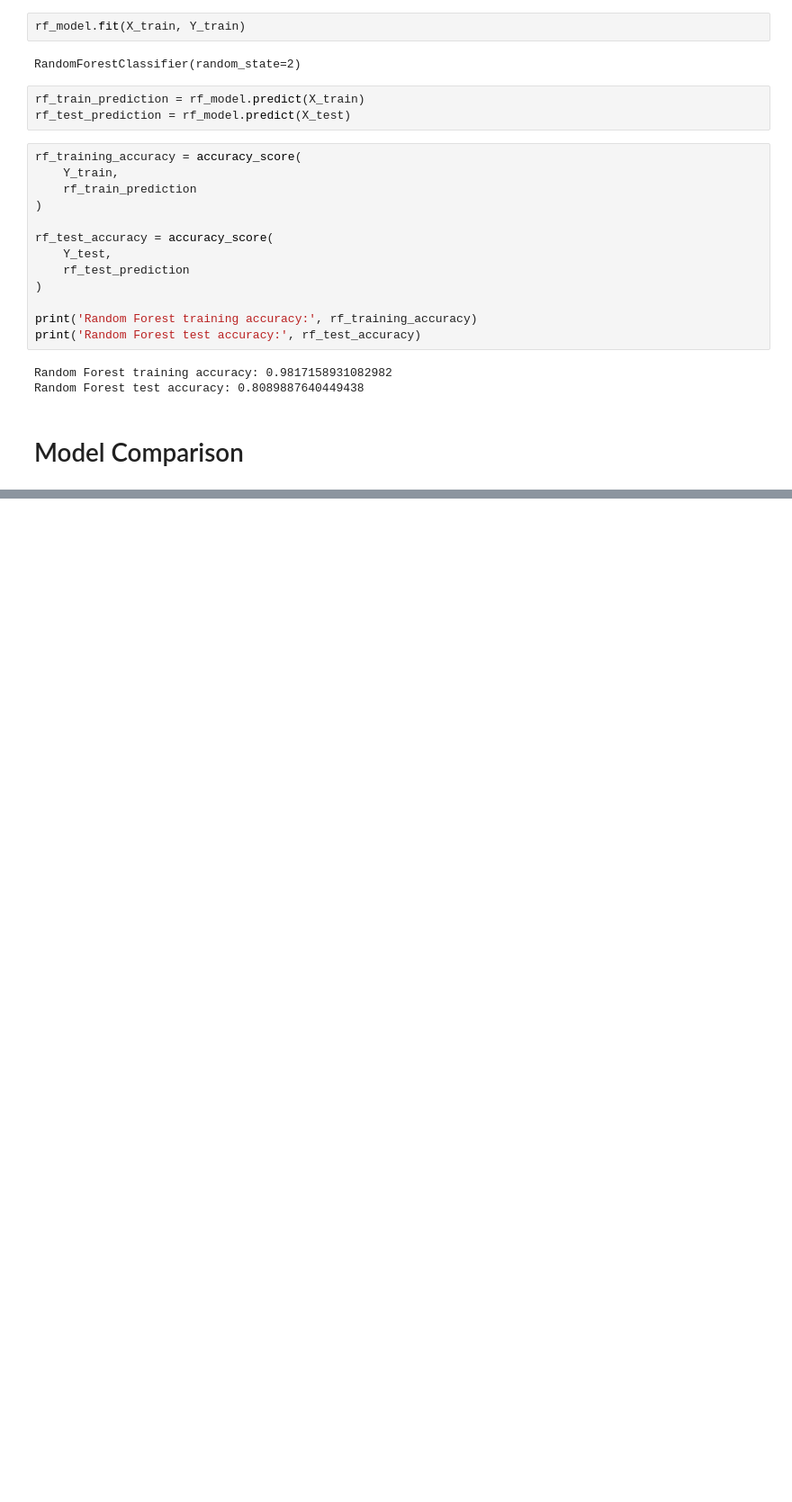
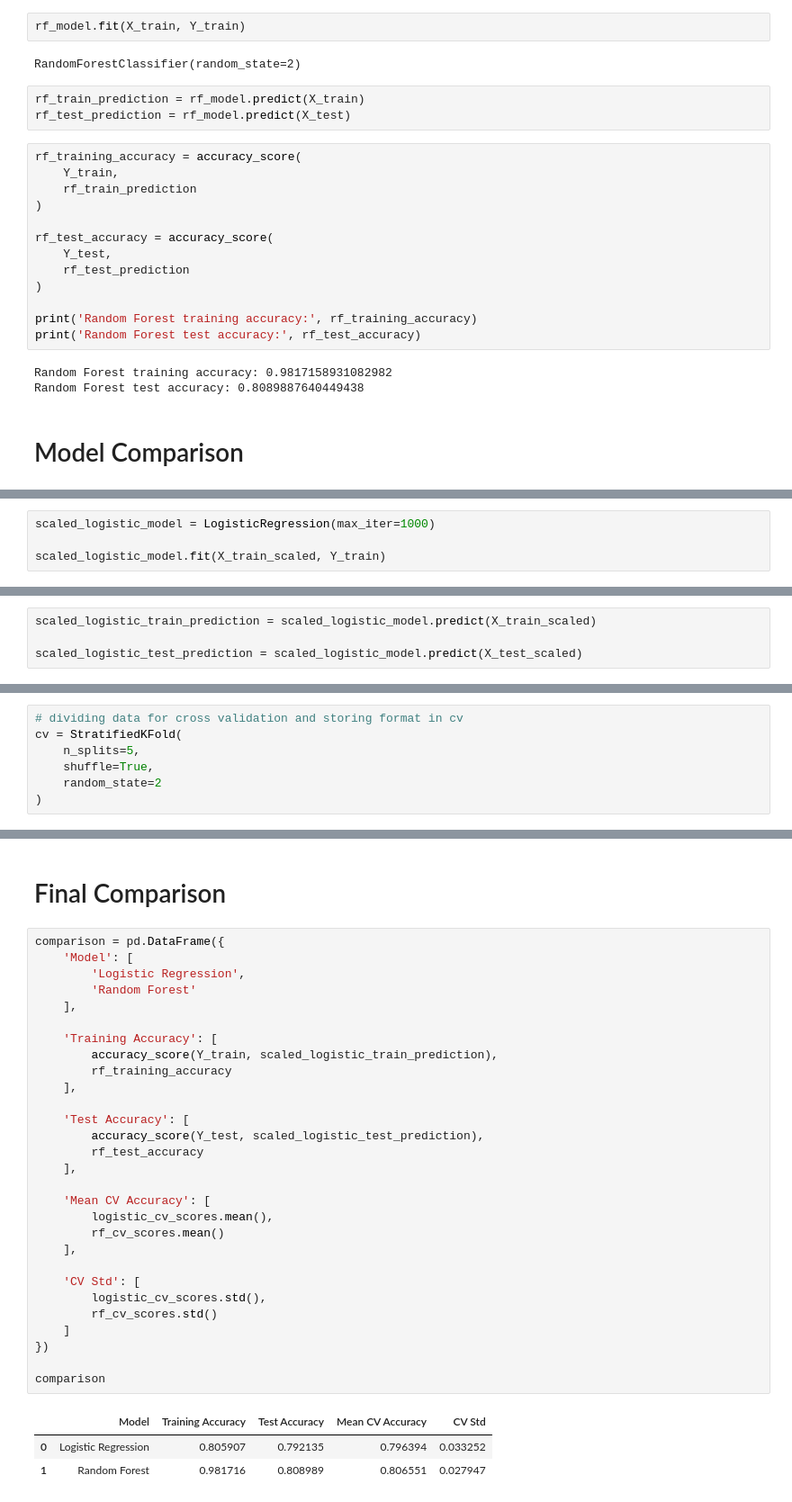
Before and after one commit to triguncs/TitanicProject, a Jupyter notebook: Titanic_dataset.ipynb, the cells around one changed output, grey strips where cells are left out. Shown at 90% size. Drawn from its saved outputs; the diff is of its cells as text; blank space fills up the shorter version.

Commit message:
Complete Titanic classification analysis with model comparison and cross-validation

```diff
--- a/Titanic_dataset.ipynb
+++ b/Titanic_dataset.ipynb
@@ -428,0 +445,4 @@ test accuracy, suggesting better generalization.
+# %%
+scaled_logistic_model = LogisticRegression(max_iter=1000)
+
+scaled_logistic_model.fit(X_train_scaled, Y_train)
@@ -428,0 +451,4 @@ test accuracy, suggesting better generalization.
+# %%
+scaled_logistic_train_prediction = scaled_logistic_model.predict(X_train_scaled)
+
+scaled_logistic_test_prediction = scaled_logistic_model.predict(X_test_scaled)
@@ -428,0 +532,7 @@ test accuracy, suggesting better generalization.
+# %%
+# dividing data for cross validation and storing format in cv
+cv = StratifiedKFold(
+    n_splits=5,
+    shuffle=True,
+    random_state=2
+)
@@ -428,0 +596,35 @@ test accuracy, suggesting better generalization.
+# %% [markdown]
+# Final Comparison
+# %%
+comparison = pd.DataFrame({
+    'Model': [
+        'Logistic Regression',
+        'Random Forest'
+    ],
+
+    'Training Accuracy': [
+        accuracy_score(Y_train, scaled_logistic_train_prediction),
+        rf_training_accuracy
+    ],
+
+    'Test Accuracy': [
+        accuracy_score(Y_test, scaled_logistic_test_prediction),
+        rf_test_accuracy
+    ],
+
+    'Mean CV Accuracy': [
+        logistic_cv_scores.mean(),
+        rf_cv_scores.mean()
+    ],
+
+    'CV Std': [
+        logistic_cv_scores.std(),
+        rf_cv_scores.std()
+    ]
+})
+
+comparison
+# %% [output]
+|  | Model | Training Accuracy | Test Accuracy | Mean CV Accuracy | CV Std |
+| 0 | Logistic Regression | 0.805907 | 0.792135 | 0.796394 | 0.033252 |
+| 1 | Random Forest | 0.981716 | 0.808989 | 0.806551 | 0.027947 |
```
Also changed, not shown: parts of 39 cells of this notebook.
